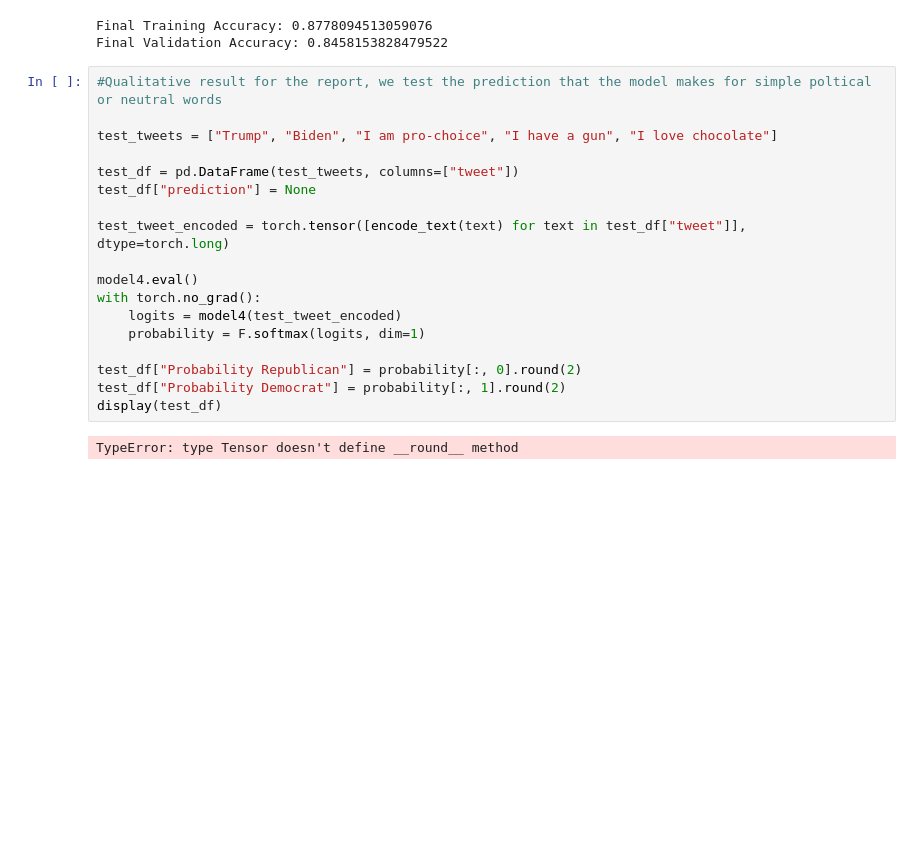
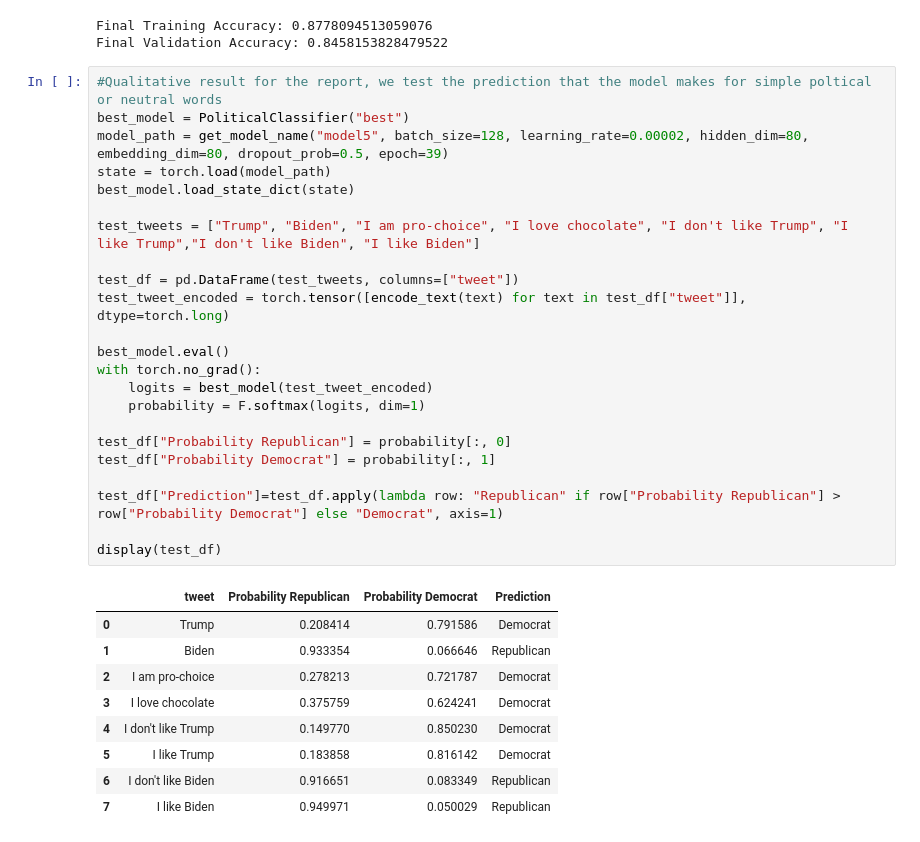
Before and after one commit to Julie048/Predicting-Republican-Democrat-Tweets, a Jupyter notebook: Main_model.ipynb, the cells around one changed output. Saved outputs shown, nothing was run; the diff lists cells and outputs as text; blank space fills up the shorter version.

Commit message:
I completed the readme and corrected the code for the qualitative result for the main model

```diff
--- a/Main_model.ipynb
+++ b/Main_model.ipynb
@@ -541,21 +540,34 @@ Final Training Accuracy: 0.8778094513059076
 Final Validation Accuracy: 0.8458153828479522
 # %%
 #Qualitative result for the report, we test the prediction that the model makes for simple poltical or neutral words
+best_model = PoliticalClassifier("best")
+model_path = get_model_name("model5", batch_size=128, learning_rate=0.00002, hidden_dim=80, embedding_dim=80, dropout_prob=0.5, epoch=39)
+state = torch.load(model_path)
+best_model.load_state_dict(state)
 
-test_tweets = ["Trump", "Biden", "I am pro-choice", "I have a gun", "I love chocolate"]
+test_tweets = ["Trump", "Biden", "I am pro-choice", "I love chocolate", "I don't like Trump", "I like Trump","I don't like Biden", "I like Biden"]
 
 test_df = pd.DataFrame(test_tweets, columns=["tweet"])
-test_df["prediction"] = None
-
 test_tweet_encoded = torch.tensor([encode_text(text) for text in test_df["tweet"]], dtype=torch.long)
 
-model4.eval()
+best_model.eval()
 with torch.no_grad():
-    logits = model4(test_tweet_encoded)
+    logits = best_model(test_tweet_encoded)
     probability = F.softmax(logits, dim=1)
 
-test_df["Probability Republican"] = probability[:, 0].round(2)
-test_df["Probability Democrat"] = probability[:, 1].round(2)
+test_df["Probability Republican"] = probability[:, 0]
+test_df["Probability Democrat"] = probability[:, 1]
+
+test_df["Prediction"]=test_df.apply(lambda row: "Republican" if row["Probability Republican"] > row["Probability Democrat"] else "Democrat", axis=1)
+
 display(test_df)
 # %% [output]
-TypeError: type Tensor doesn't define __round__ method
+|  | tweet | Probability Republican | Probability Democrat | Prediction |
+| 0 | Trump | 0.208414 | 0.791586 | Democrat |
+| 1 | Biden | 0.933354 | 0.066646 | Republican |
+| 2 | I am pro-choice | 0.278213 | 0.721787 | Democrat |
+| 3 | I love chocolate | 0.375759 | 0.624241 | Democrat |
+| 4 | I don't like Trump | 0.149770 | 0.850230 | Democrat |
+| 5 | I like Trump | 0.183858 | 0.816142 | Democrat |
+| 6 | I don't like Biden | 0.916651 | 0.083349 | Republican |
+| 7 | I like Biden | 0.949971 | 0.050029 | Republican |
```
Also changed, not shown: parts of 2 cells of this notebook, 7 other files.
